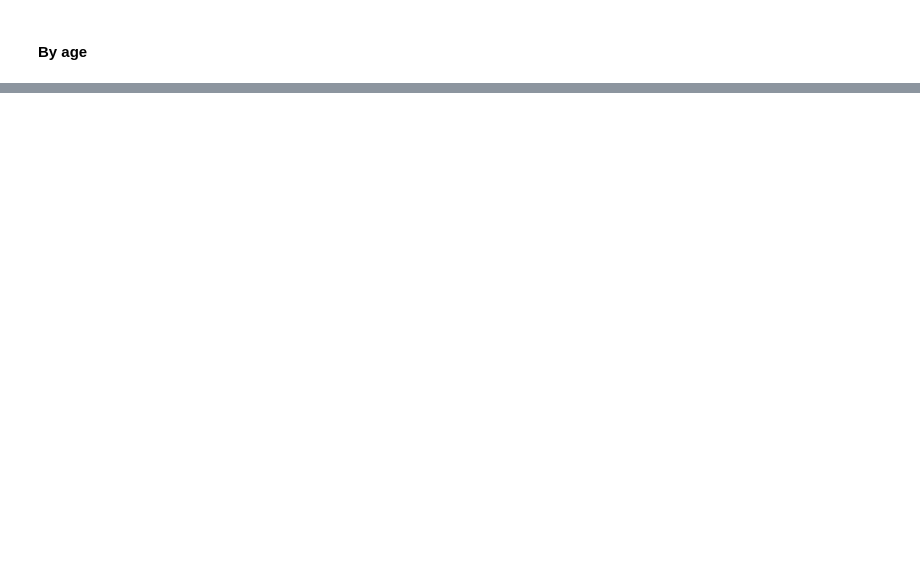
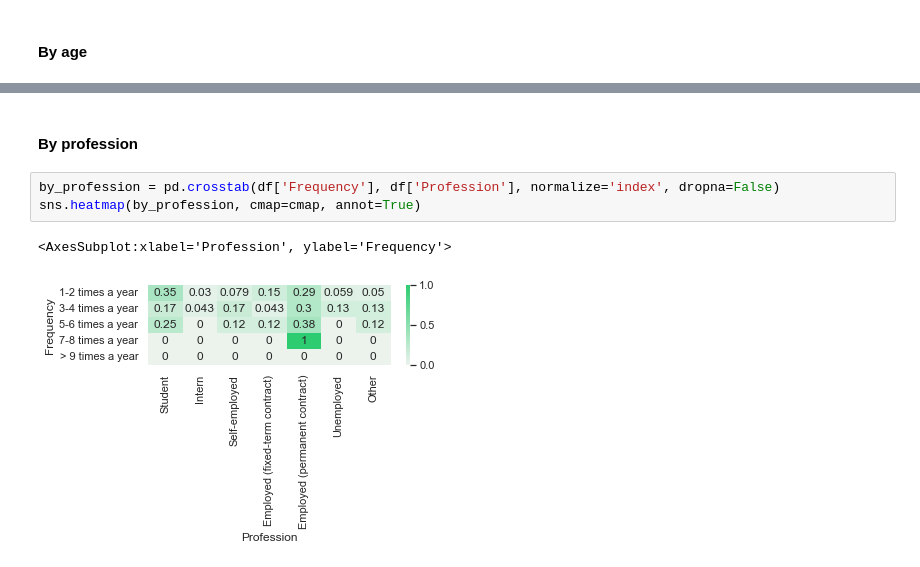
Before and after one commit to mksoc/thesis_data_analysis, a Jupyter notebook: src/survey_analysis.ipynb, the cells around one changed output, grey strips where cells are left out. Drawn from its saved outputs; the diff is of its cells as text; blank space fills up the shorter version.

```diff
--- a/src/survey_analysis.ipynb
+++ b/src/survey_analysis.ipynb
@@ -599,0 +622,8 @@ pcfg.save_fig('test')
+# %% [markdown]
+#### By profession
+# %%
+by_profession = pd.crosstab(df['Frequency'], df['Profession'], normalize='index', dropna=False)
+sns.heatmap(by_profession, cmap=cmap, annot=True)
+# %% [output]
+<AxesSubplot:xlabel='Profession', ylabel='Frequency'>
+[figure, added]
```
Also changed, not shown: parts of 56 cells of this notebook.
